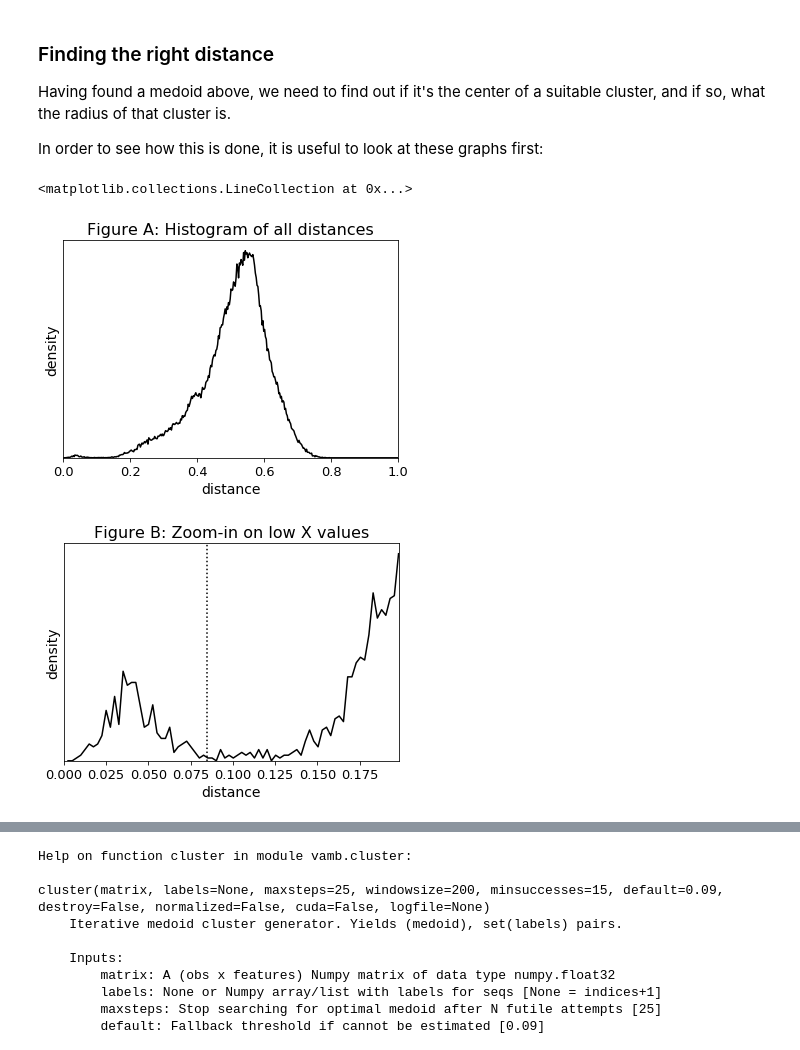
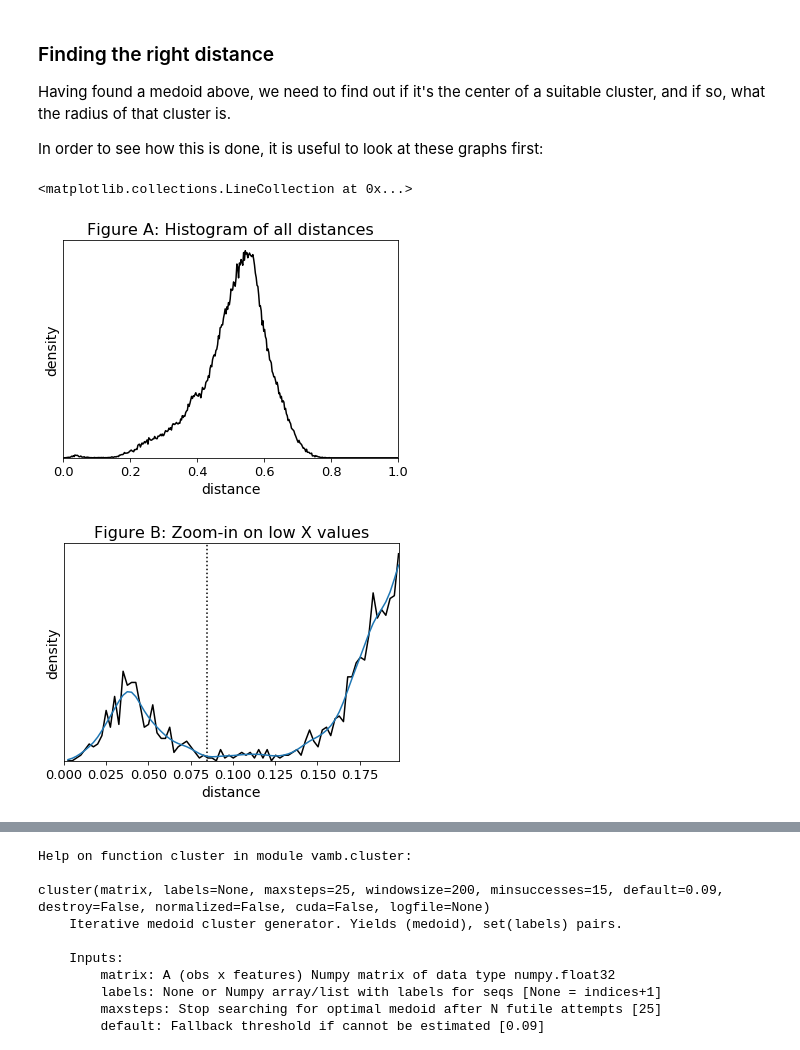
Before and after one commit to RasmussenLab/vamb, a Jupyter notebook: doc/tutorial.ipynb, the cells around one changed output, grey strips where cells are left out. Cells and saved outputs as stored; diff of their text form; code cells hidden in the pictures.

```diff
--- a/doc/tutorial.ipynb
+++ b/doc/tutorial.ipynb
@@ -655,29 +658,31 @@ In order to see how this is done, it is useful to look at these graphs first:
 # %%
 import numpy as np
 import matplotlib.pyplot as plt
 %matplotlib inline
 
 def plot(xs, ys, title, xlabel, ylabel):
     figure = plt.figure()
     plt.plot(xs, ys, color='k')
     plt.tick_params(left=False, labelleft=False, labelsize=13)
     plt.ylim(0, plt.ylim()[1])
     plt.xlim(0, xs.max())
     plt.title(title, fontsize=16)
     plt.xlabel(xlabel, fontsize=14)
     plt.ylabel(ylabel, fontsize=14)
     return figure
 
 histogram = vamb.vambtools.read_npz('histogram.npz')
 xs = np.linspace(0, 1, 400)
 fig_a = plot(xs[1:], histogram, "Figure A: Histogram of all distances", 'distance', 'density')
+
 fig_b = plot(xs[1:80], histogram[:79], "Figure B: Zoom-in on low X values", 'distance', 'density')
-threshold, success = vamb.cluster._find_threshold(histogram, 0.1, 0.09)
+plt.plot(xs[1:80], vamb.cluster._calc_densities(histogram)[:79])
+threshold, success = vamb.cluster._find_threshold(histogram, peak_valley_ratio=0.1, default=0.09)
 plt.vlines(threshold, 0, plt.ylim()[1], linestyles='dotted')
 # %% [output]
 <matplotlib.collections.LineCollection at 0x...>
 [figure]
-[figure, old version]
+[figure, new version]
 # %%
 fig_a.savefig('/Users/jakni/Downloads/figa.svg')
 fig_b.savefig('/Users/jakni/Downloads/figb.svg')
```
Also changed, not shown: parts of 17 cells of this notebook, 10 other files.
